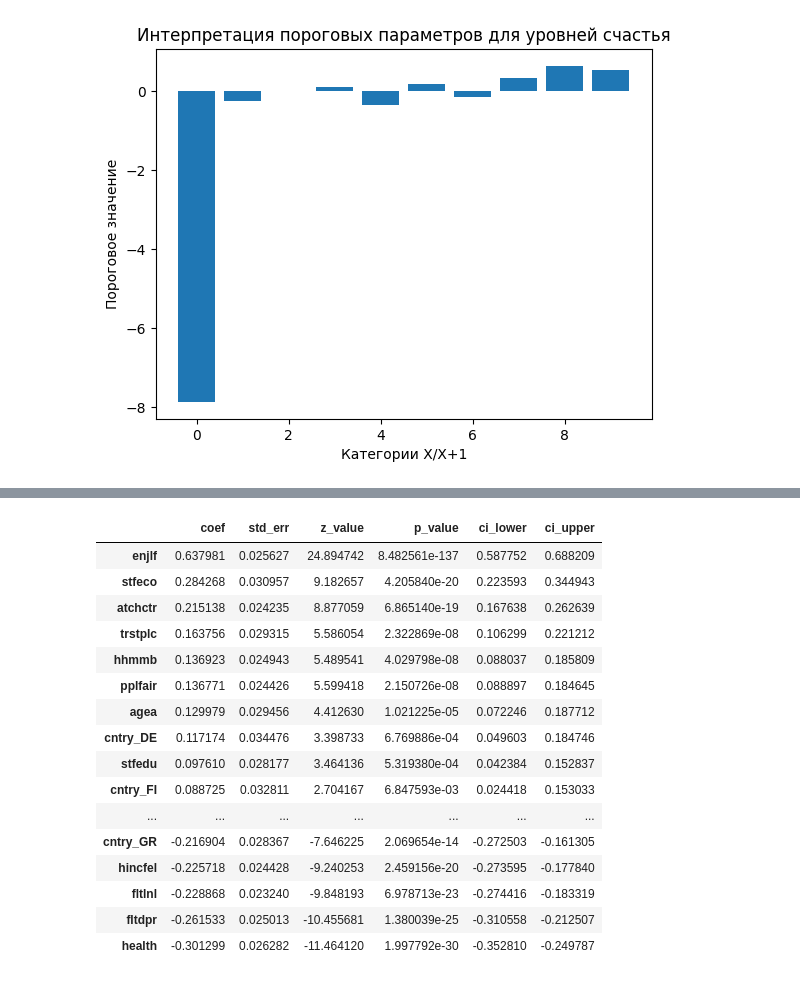
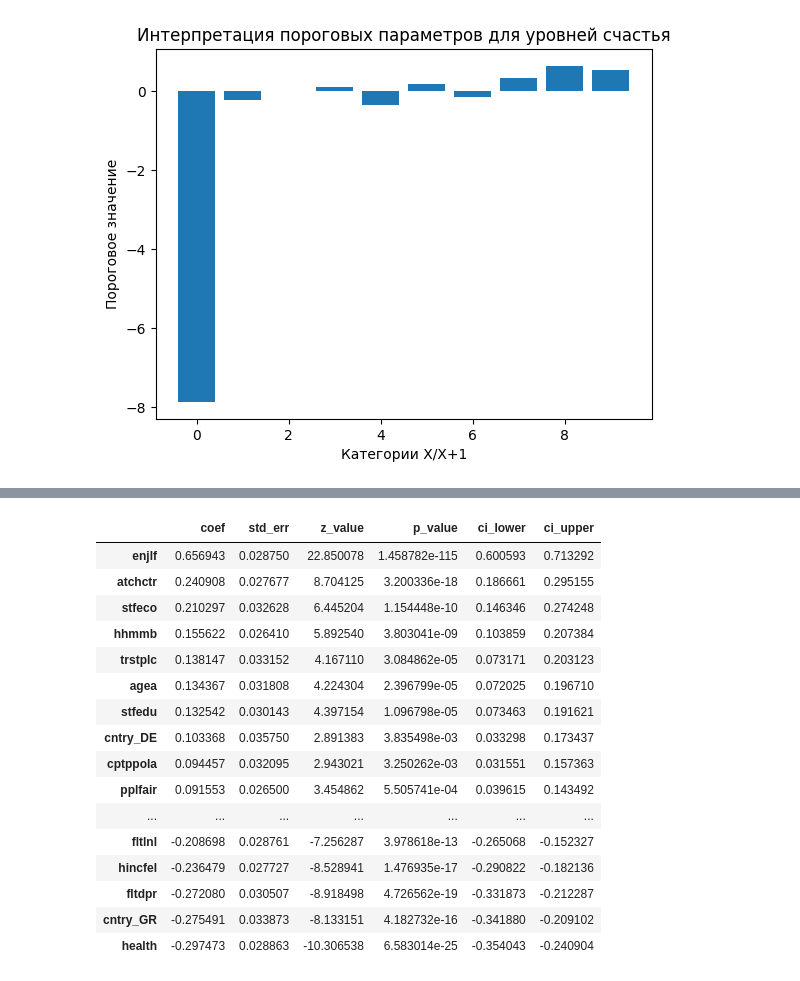
Before and after one commit to AnnaNebuko/ABD-PRJ-25-2team-HAPPINESS, a Jupyter notebook: model.ipynb, the cells around one changed output, grey strips where cells are left out. Saved outputs shown, nothing was run; the diff lists cells and outputs as text; code cells hidden in the pictures.

```diff
--- a/model.ipynb
+++ b/model.ipynb
@@ -158,8 +215,8 @@ plt.show()
 # Объединим уровень счастья в категории
 df['happiness_group'] = pd.cut(
     df['happy'],
-    bins=[-1, 4, 7, 10],  # Границы: (-1,4], (4,7], (7,10]
-    labels=['low', 'medium', 'high']
+    bins=[-1, 4, 8, 10],
+    labels=[0, 1, 2]  # Границы: 0-'low', 1-'medium', 2-'high'
 )
 
 print(df['happiness_group'].value_counts(normalize=True))
@@ -179,10 +237,18 @@ plt.show()
+# %%
+X_train_cat, X_test_cat, y_train_cat, y_test_cat = train_test_split(X, df['happiness_group'], test_size=0.2, stratify=df['happiness_group'], random_state=42)
+
+scaler = StandardScaler()
+X_train_scaled_cat = scaler.fit_transform(X_train_cat)
+X_test_scaled_cat = scaler.transform(X_test_cat)
+
+X_train_scaled_cat_df = pd.DataFrame(X_train_scaled_cat, columns=X.columns, index=X_train_cat.index)
+X_test_scaled_cat_df = pd.DataFrame(X_test_scaled_cat, columns=X.columns, index=X_test_cat.index)
 # %%
 # Создание и обучение модели с категориями
 
-model_w_cat = OrderedModel(df['happiness_group'], X_scaled_df, distr='logit')
-result_w_cat = model_w_cat.fit(method='bfgs')
+ord_model_cat = OrderedModel(y_train_cat, X_train_scaled_cat_df, distr='logit')
+results_cat = ord_model_cat.fit(method='bfgs')
 
-
-print(result_w_cat.summary())
+print(results_cat.summary())
 # %% [output]
 Optimization terminated successfully.
@@ -205,36 +271,38 @@ medium/high     1.2389      0.017     71.691      0.000       1.205       1.273
 # %%
 # Создаем DataFrame из параметров модели
-df_results_w_cat = pd.DataFrame({
-    'coef': result_w_cat.params,
-    'std_err': result_w_cat.bse,
-    'z_value': result_w_cat.tvalues,
-    'p_value': result_w_cat.pvalues,
-    'ci_lower': result_w_cat.conf_int()[0],
-    'ci_upper': result_w_cat.conf_int()[1]
+df_results_cat = pd.DataFrame({
+    'coef': results_cat.params,
+    'std_err': results_cat.bse,
+    'z_value': results_cat.tvalues,
+    'p_value': results_cat.pvalues,
+    'ci_lower': results_cat.conf_int()[0],
+    'ci_upper': results_cat.conf_int()[1]
 })
 
 # Добавляем названия переменных
-df_results_w_cat.index = result_w_cat.model.exog_names
+df_results_cat.index = results_cat.model.exog_names
 # %%
 # Посмотрим веса статзначимых предикторов
-mask = df_results_w_cat['p_value'] < 0.05
+mask = df_results_cat['p_value'] < 0.05
 
-df_results_w_cat[mask][:-2].sort_values('coef', ascending=False)
+predictors = df_results_cat[mask][:-2].sort_values('coef', ascending=False)
+
+predictors
 # %% [output]
 |  | coef | std_err | z_value | p_value | ci_lower | ci_upper |
-| enjlf | 0.637981 | 0.025627 | 24.894742 | 8.482561e-137 | 0.587752 | 0.688209 |
-| stfeco | 0.284268 | 0.030957 | 9.182657 | 4.205840e-20 | 0.223593 | 0.344943 |
-| atchctr | 0.215138 | 0.024235 | 8.877059 | 6.865140e-19 | 0.167638 | 0.262639 |
-| trstplc | 0.163756 | 0.029315 | 5.586054 | 2.322869e-08 | 0.106299 | 0.221212 |
-| hhmmb | 0.136923 | 0.024943 | 5.489541 | 4.029798e-08 | 0.088037 | 0.185809 |
-| pplfair | 0.136771 | 0.024426 | 5.599418 | 2.150726e-08 | 0.088897 | 0.184645 |
-| agea | 0.129979 | 0.029456 | 4.412630 | 1.021225e-05 | 0.072246 | 0.187712 |
-| cntry_DE | 0.117174 | 0.034476 | 3.398733 | 6.769886e-04 | 0.049603 | 0.184746 |
-| stfedu | 0.097610 | 0.028177 | 3.464136 | 5.319380e-04 | 0.042384 | 0.152837 |
-| cntry_FI | 0.088725 | 0.032811 | 2.704167 | 6.847593e-03 | 0.024418 | 0.153033 |
+| enjlf | 0.656943 | 0.028750 | 22.850078 | 1.458782e-115 | 0.600593 | 0.713292 |
+| atchctr | 0.240908 | 0.027677 | 8.704125 | 3.200336e-18 | 0.186661 | 0.295155 |
+| stfeco | 0.210297 | 0.032628 | 6.445204 | 1.154448e-10 | 0.146346 | 0.274248 |
+| hhmmb | 0.155622 | 0.026410 | 5.892540 | 3.803041e-09 | 0.103859 | 0.207384 |
+| trstplc | 0.138147 | 0.033152 | 4.167110 | 3.084862e-05 | 0.073171 | 0.203123 |
+| agea | 0.134367 | 0.031808 | 4.224304 | 2.396799e-05 | 0.072025 | 0.196710 |
+| stfedu | 0.132542 | 0.030143 | 4.397154 | 1.096798e-05 | 0.073463 | 0.191621 |
+| cntry_DE | 0.103368 | 0.035750 | 2.891383 | 3.835498e-03 | 0.033298 | 0.173437 |
+| cptppola | 0.094457 | 0.032095 | 2.943021 | 3.250262e-03 | 0.031551 | 0.157363 |
+| pplfair | 0.091553 | 0.026500 | 3.454862 | 5.505741e-04 | 0.039615 | 0.143492 |
 | ... | ... | ... | ... | ... | ... | ... |
-| cntry_GR | -0.216904 | 0.028367 | -7.646225 | 2.069654e-14 | -0.272503 | -0.161305 |
-| hincfel | -0.225718 | 0.024428 | -9.240253 | 2.459156e-20 | -0.273595 | -0.177840 |
-| fltlnl | -0.228868 | 0.023240 | -9.848193 | 6.978713e-23 | -0.274416 | -0.183319 |
-| fltdpr | -0.261533 | 0.025013 | -10.455681 | 1.380039e-25 | -0.310558 | -0.212507 |
-| health | -0.301299 | 0.026282 | -11.464120 | 1.997792e-30 | -0.352810 | -0.249787 |
+| fltlnl | -0.208698 | 0.028761 | -7.256287 | 3.978618e-13 | -0.265068 | -0.152327 |
+| hincfel | -0.236479 | 0.027727 | -8.528941 | 1.476935e-17 | -0.290822 | -0.182136 |
+| fltdpr | -0.272080 | 0.030507 | -8.918498 | 4.726562e-19 | -0.331873 | -0.212287 |
+| cntry_GR | -0.275491 | 0.033873 | -8.133151 | 4.182732e-16 | -0.341880 | -0.209102 |
+| health | -0.297473 | 0.028863 | -10.306538 | 6.583014e-25 | -0.354043 | -0.240904 |
```
Also changed, not shown: parts of 23 cells of this notebook.
